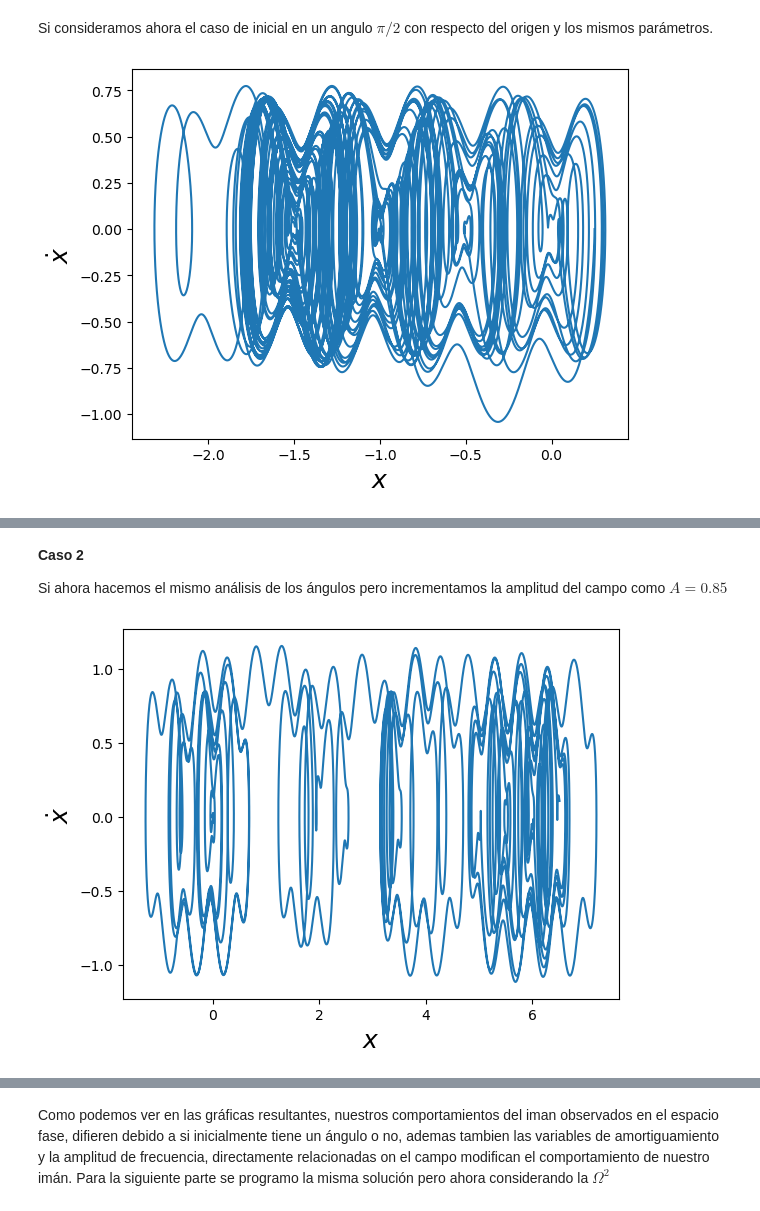
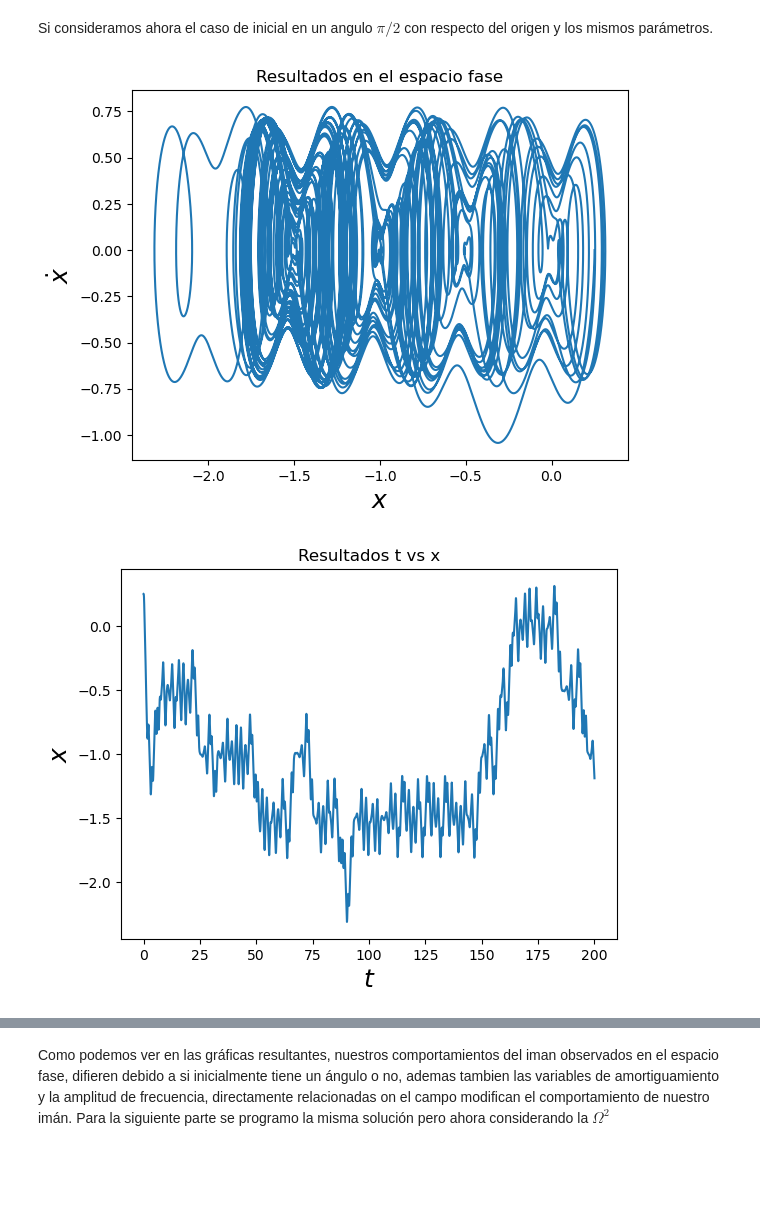
Before and after one commit to Arely00/ArelyGuadalupeJimenezDIaz-mn-2024, a Jupyter notebook: Proyecto Final.ipynb, the cells around one changed output, grey strips where cells are left out. Cells and saved outputs as stored; diff of their text form; code cells hidden in the pictures; blank space fills up the shorter version.

```diff
--- a/Proyecto Final.ipynb
+++ b/Proyecto Final.ipynb
@@ -209,5 +205,8 @@ Graf(0,0,0,0.001,200,0.35,0.75)
 Si consideramos ahora el caso de inicial en un angulo $\pi/2$ con respecto del origen y los mismos parámetros.
 # %%
 Graf(0.25,0,0,0.001,200,0.35,0.75)
+Graf0(0.25,0,0,0.001,200,0.35,0.75)
+Graf2(0.25,0,0,0.001,10,0.35,0.75,10)
 # %% [output]
-[figure, old version]
+[figure, new version]
+[figure, added]
@@ -214,9 +213,0 @@ Graf(0.25,0,0,0.001,200,0.35,0.75)
-# %% [markdown]
-**Caso 2**
-
-Si ahora hacemos el mismo análisis de los ángulos pero incrementamos la amplitud del campo
-como $A=0.85$
-# %%
-Graf(0,0,0,0.001,100,0.35,0.89)
-# %% [output]
-[figure, removed]
```
Also changed, not shown: parts of 20 cells of this notebook.
